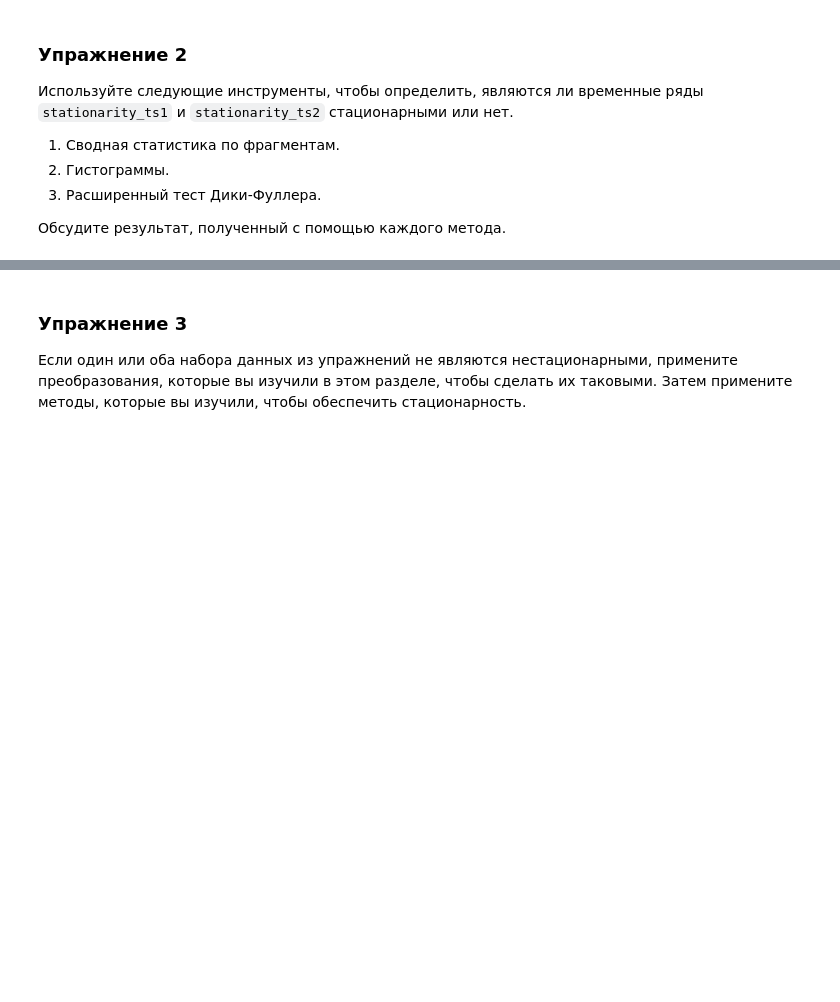
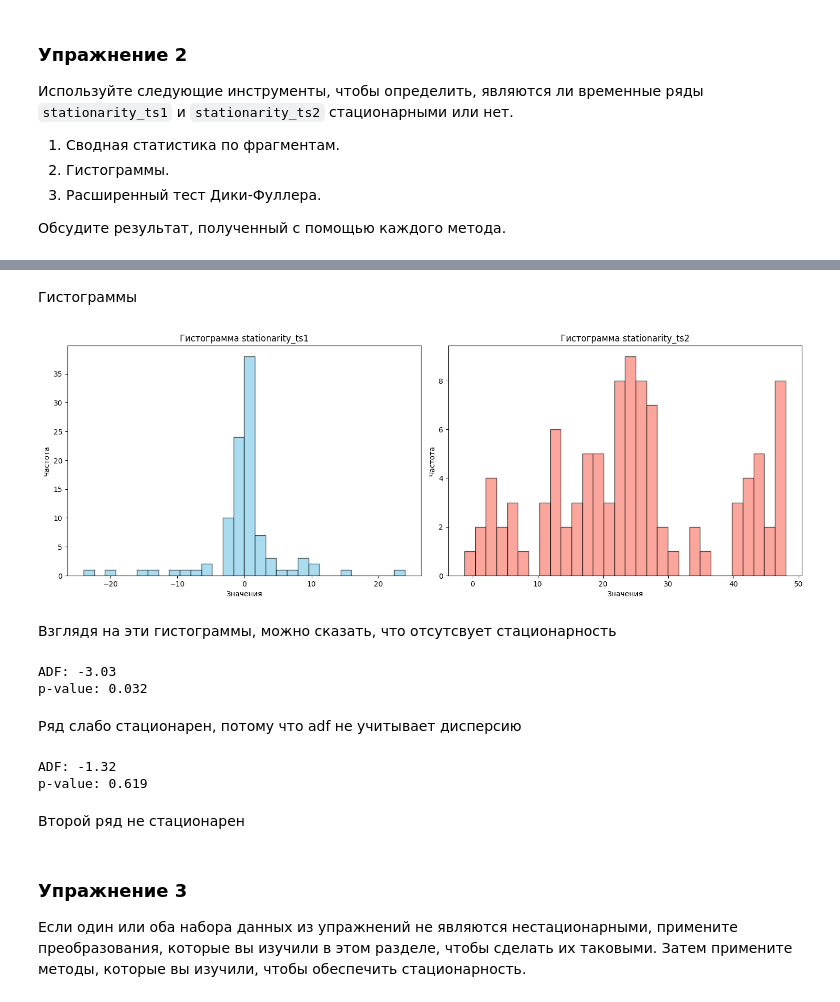
Before and after one commit to QS1lE/ml_time.series.2, a Jupyter notebook: practice 2/2 stationarity.ipynb, the cells around one changed output, grey strips where cells are left out. Drawn from its saved outputs; the diff is of its cells as text; code cells hidden in the pictures; blank space fills up the shorter version.

```diff
--- a/practice 2/2 stationarity.ipynb
+++ b/practice 2/2 stationarity.ipynb
@@ -1017,3 +1040,45 @@ Chunk    | Mean          | Variance
+# %% [markdown]
+Гистограммы
+# %%
+plt.figure(figsize=(15, 10))
+
+    # Гистограммы распределения
+plt.subplot(2, 2, 1)
+plt.hist(stationarity_ts1, bins=30, color='skyblue', edgecolor='black', alpha=0.7)
+plt.title(f'Гистограмма stationarity_ts1')
+plt.xlabel('Значения')
+plt.ylabel('Частота')
+
+plt.subplot(2, 2, 2)
+plt.hist(stationarity_ts2, bins=30, color='salmon', edgecolor='black', alpha=0.7)
+plt.title(f'Гистограмма stationarity_ts2')
+plt.xlabel('Значения')
+plt.ylabel('Частота')
+
+plt.tight_layout()
+plt.show()
+# %% [output]
+[figure, added]
+# %% [markdown]
+Взглядя на эти гистограммы, можно сказать, что отсутсвует стационарность
+# %%
+adf, pvalue, _, _, _, _ = adfuller(stationarity_ts1)
+print(f"ADF: {adf:.2f}")
+print(f"p-value: {pvalue:.3f}")
+# %% [output]
+ADF: -3.03
+p-value: 0.032
+# %% [markdown]
+Ряд слабо стационарен, потому что adf не учитывает дисперсию
+# %%
+adf, pvalue, _, _, _, _ = adfuller(stationarity_ts2)
+print(f"ADF: {adf:.2f}")
+print(f"p-value: {pvalue:.3f}")
+# %% [output]
+ADF: -1.32
+p-value: 0.619
+# %% [markdown]
+Второй ряд не стационарен
 # %% [markdown]
 ### Упражнение 3
 Если один или оба набора данных из упражнений не являются нестационарными, примените преобразования, которые вы изучили в этом разделе, чтобы сделать их таковыми. Затем примените методы, которые вы изучили, чтобы обеспечить стационарность.
```
Also changed, not shown: parts of 18 cells of this notebook.
